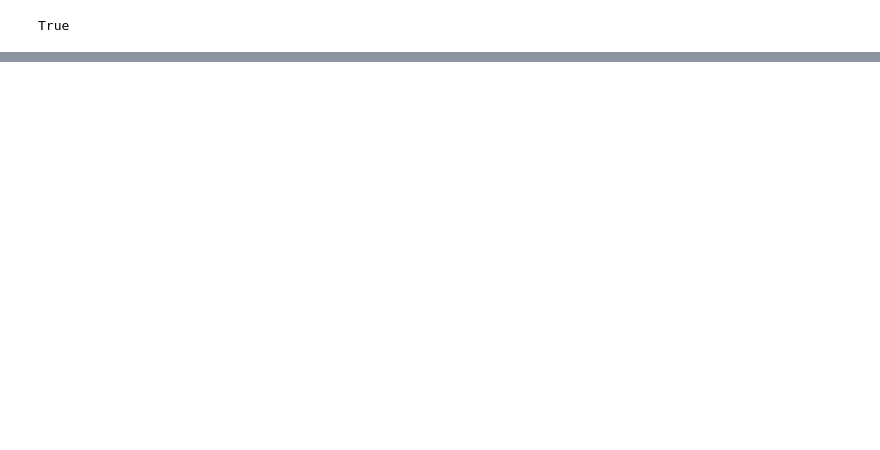
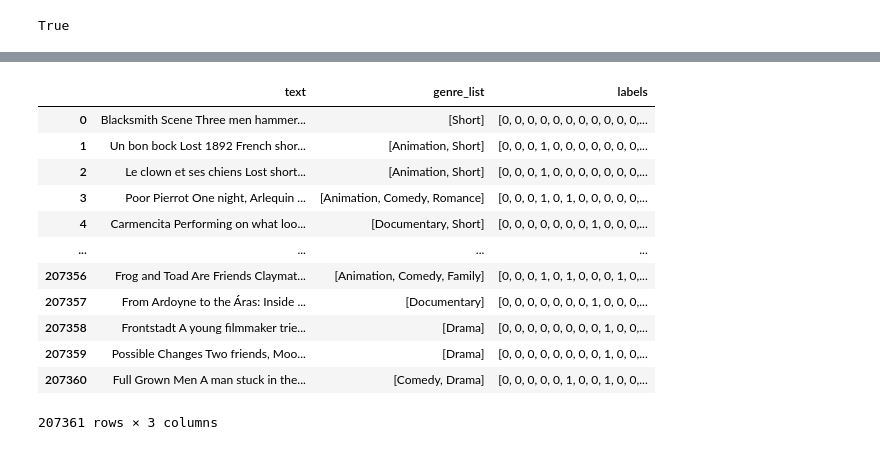
Before and after one commit to sjin4861/RecSys_and_LLM, a Jupyter notebook: crawling/model.ipynb, the cells around one changed output, grey strips where cells are left out. Cells and saved outputs as stored; diff of their text form; code cells hidden in the pictures; blank space fills up the shorter version.

```diff
--- a/crawling/model.ipynb
+++ b/crawling/model.ipynb
@@ -32,0 +53,11 @@ View run at https://wandb.ai/jammy9087-pusan-national-university/imdb_genre_clas
+# %%
+# primaryTitle과 description을 하나의 텍스트로 합치기
+df['text'] = df['title'].astype(str) + " " + df['desc'].astype(str)
+
+# genre 컬럼 전처리: 쉼표로 구분된 문자열을 리스트로 변환
+def process_genres(genres_str):
+    if pd.isna(genres_str):
+        return []
+    return [g.strip() for g in genres_str.split(',') if g.strip() != ""]
+
+df['genre_list'] = df['genre'].apply(process_genres)
@@ -68,0 +112,18 @@ df_model = df[['text', 'labels']]
+# %%
+# 모델 학습에 필요한 열만 선택
+df_model = df[['text', 'genre_list', 'labels']]
+df_model
+# %% [output]
+|  | text | genre_list | labels |
+| 0 | Blacksmith Scene Three men hammer... | [Short] | [0, 0, 0, 0, 0, 0, 0, 0, 0, 0, 0,... |
+| 1 | Un bon bock Lost 1892 French shor... | [Animation, Short] | [0, 0, 0, 1, 0, 0, 0, 0, 0, 0, 0,... |
+| 2 | Le clown et ses chiens Lost short... | [Animation, Short] | [0, 0, 0, 1, 0, 0, 0, 0, 0, 0, 0,... |
+| 3 | Poor Pierrot One night, Arlequin ... | [Animation, Comedy, Romance] | [0, 0, 0, 1, 0, 1, 0, 0, 0, 0, 0,... |
+| 4 | Carmencita Performing on what loo... | [Documentary, Short] | [0, 0, 0, 0, 0, 0, 0, 1, 0, 0, 0,... |
+| ... | ... | ... | ... |
+| 207356 | Frog and Toad Are Friends Claymat... | [Animation, Comedy, Family] | [0, 0, 0, 1, 0, 1, 0, 0, 0, 1, 0,... |
+| 207357 | From Ardoyne to the Áras: Inside ... | [Documentary] | [0, 0, 0, 0, 0, 0, 0, 1, 0, 0, 0,... |
+| 207358 | Frontstadt A young filmmaker trie... | [Drama] | [0, 0, 0, 0, 0, 0, 0, 0, 1, 0, 0,... |
+| 207359 | Possible Changes Two friends, Moo... | [Drama] | [0, 0, 0, 0, 0, 0, 0, 0, 1, 0, 0,... |
+| 207360 | Full Grown Men A man stuck in the... | [Comedy, Drama] | [0, 0, 0, 0, 0, 1, 0, 0, 1, 0, 0,... |
+207361 rows × 3 columns
```
Also changed, not shown: parts of 18 cells of this notebook, 54 other files.
